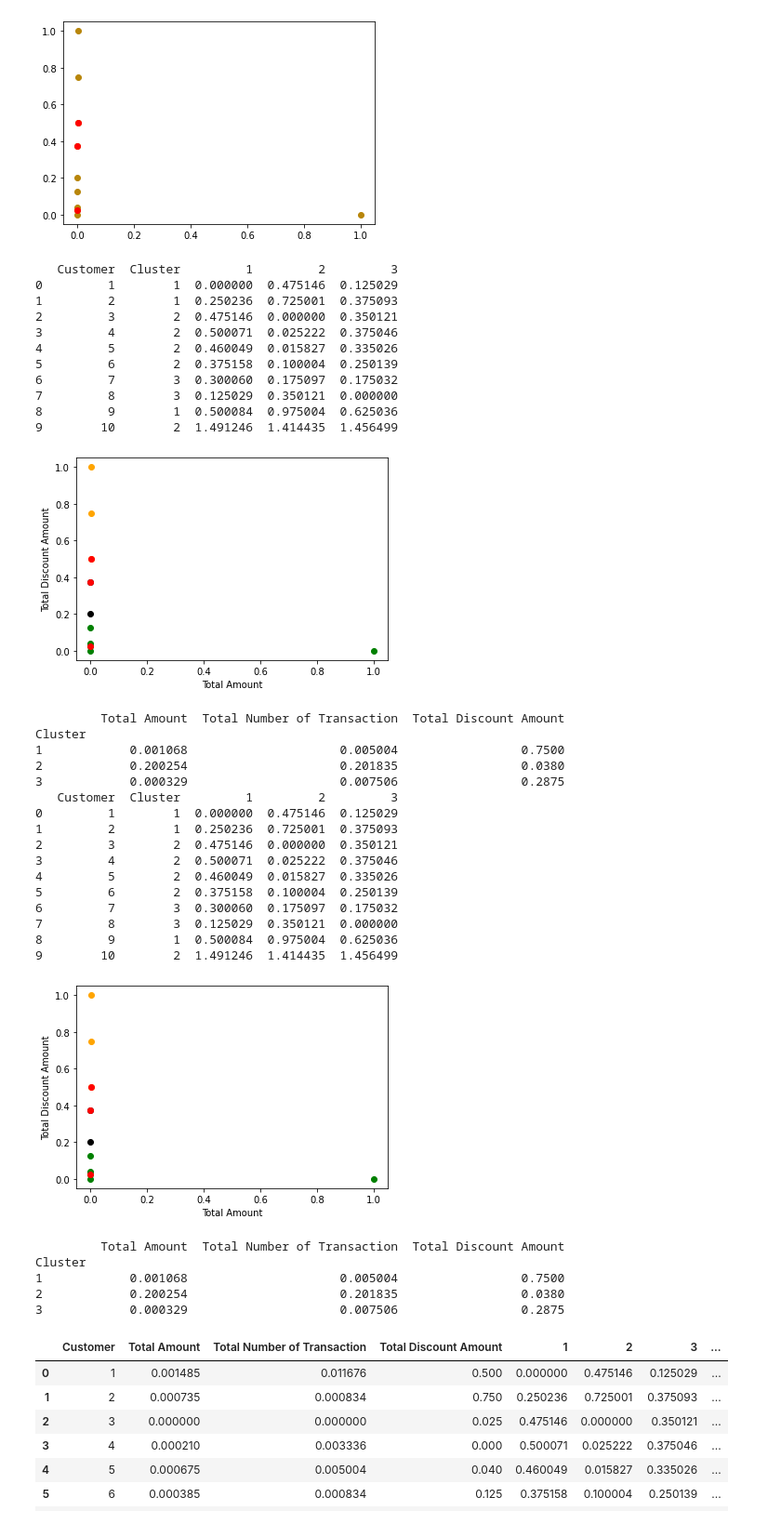
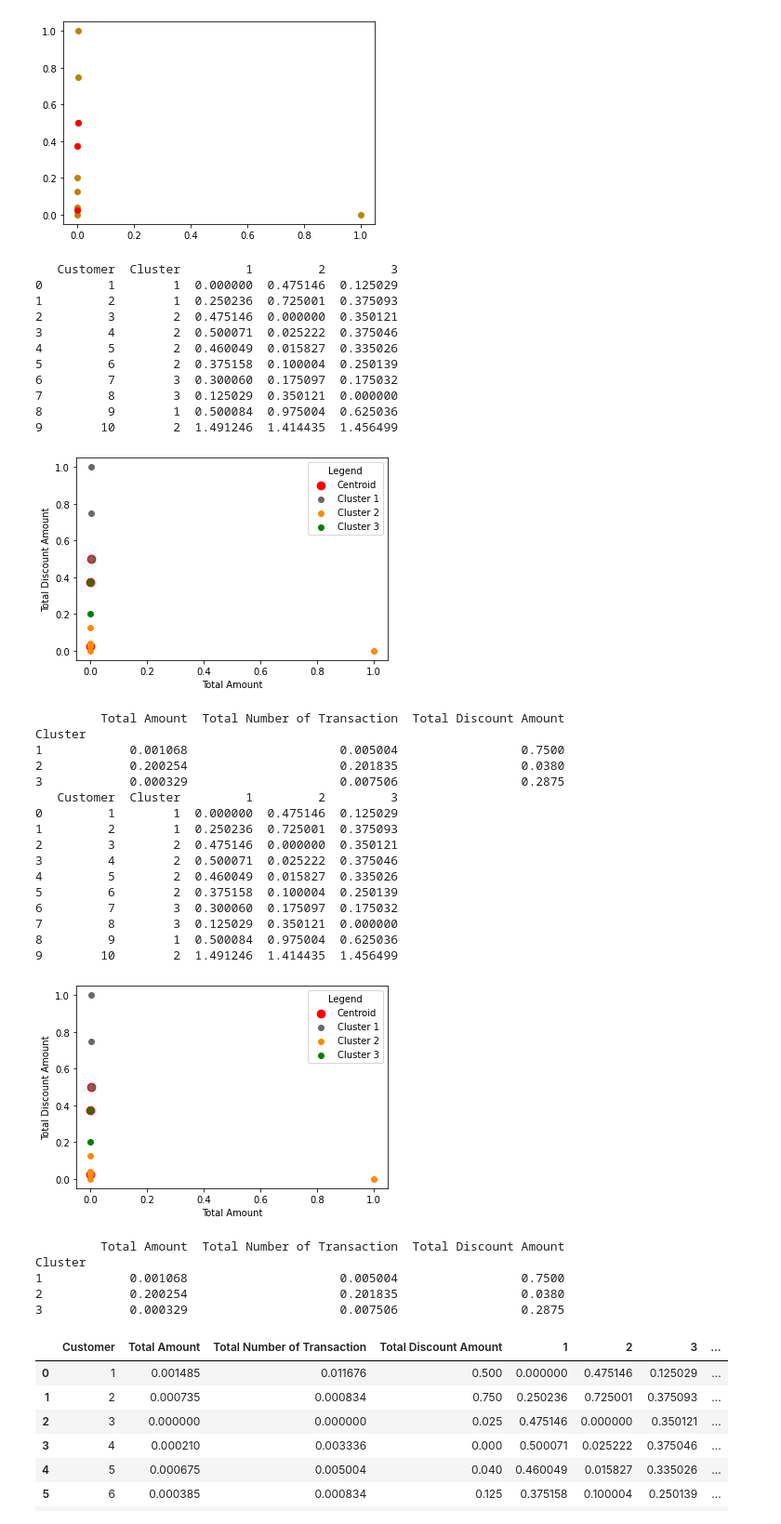
Before and after one commit to emily-indrakusuma/KMeanswithMinMax, a Jupyter notebook: Preprocessing_and_KMeans.ipynb, the cells around one changed output. Shown at 93% size. Cells and saved outputs as stored; diff of their text form; code cells hidden in the pictures.

```diff
--- a/Preprocessing_and_KMeans.ipynb
+++ b/Preprocessing_and_KMeans.ipynb
@@ -144,36 +144,39 @@ for y in range(0,2):
         for i in range(K):
             if row[i+1] < min_dist:
                 min_dist = row[i+1]
                 pos=i+1
         C.append(pos)
     df["Cluster"]=C
     print(df[['Customer','Cluster',1,2,3]])
-    color=['orange','green','black']
+    color=['dimgray','darkorange','green']
+    clusters = ['Centroid','Cluster 1', 'Cluster 2', 'Cluster 3']
+    plt.scatter(centroids["Total Amount"],centroids["Total Discount Amount"],c='red',s=75)
     for k in range(K):
       data=df[df["Cluster"]==k+1]
       plt.scatter(data["Total Amount"],data["Total Discount Amount"],c=color[k])
-    plt.scatter(centroids["Total Amount"],centroids["Total Discount Amount"],c='red')
     plt.xlabel('Total Amount')
     plt.ylabel('Total Discount Amount')
+    plt.legend(labels=clusters,
+           title="Legend")
     plt.show()
 
 
     centroids_new = df.groupby(["Cluster"]).mean()[["Total Amount","Total Number of Transaction","Total Discount Amount"]]
 
     print (centroids_new)
 # %% [output]
    Customer  Cluster         1         2         3
 0         1        1  0.000000  0.475146  0.125029
 1         2        1  0.250236  0.725001  0.375093
 2         3        2  0.475146  0.000000  0.350121
 3         4        2  0.500071  0.025222  0.375046
 4         5        2  0.460049  0.015827  0.335026
 5         6        2  0.375158  0.100004  0.250139
 6         7        3  0.300060  0.175097  0.175032
 7         8        3  0.125029  0.350121  0.000000
 8         9        1  0.500084  0.975004  0.625036
 9        10        2  1.491246  1.414435  1.456499
-[figure, old version]
+[figure, new version]
          Total Amount  Total Number of Transaction  Total Discount Amount
 Cluster
 1            0.001068                     0.005004                 0.7500
@@ -190,7 +193,7 @@ Cluster
 7         8        3  0.125029  0.350121  0.000000
 8         9        1  0.500084  0.975004  0.625036
 9        10        2  1.491246  1.414435  1.456499
-[figure, old version]
+[figure, new version]
          Total Amount  Total Number of Transaction  Total Discount Amount
 Cluster
 1            0.001068                     0.005004                 0.7500
```
